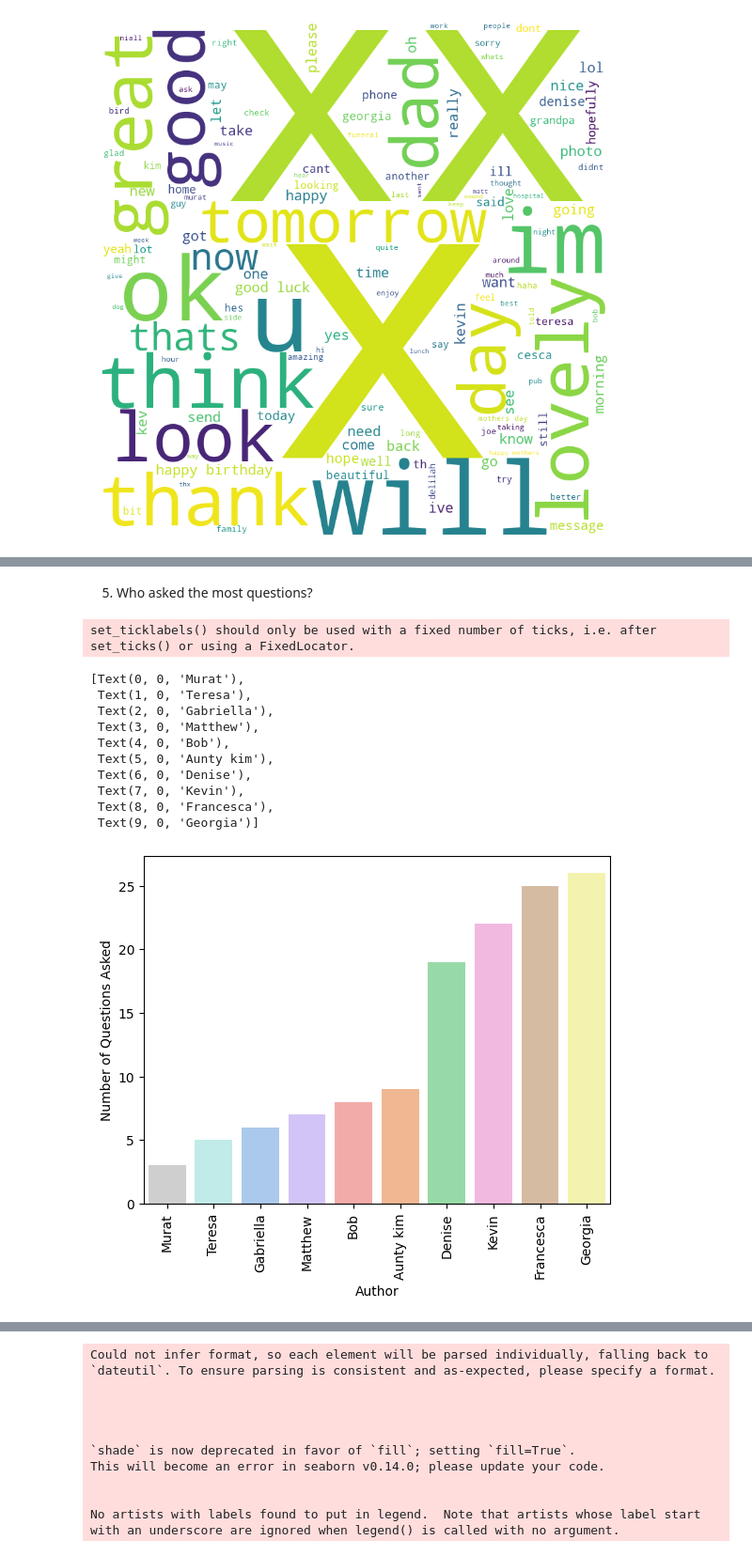
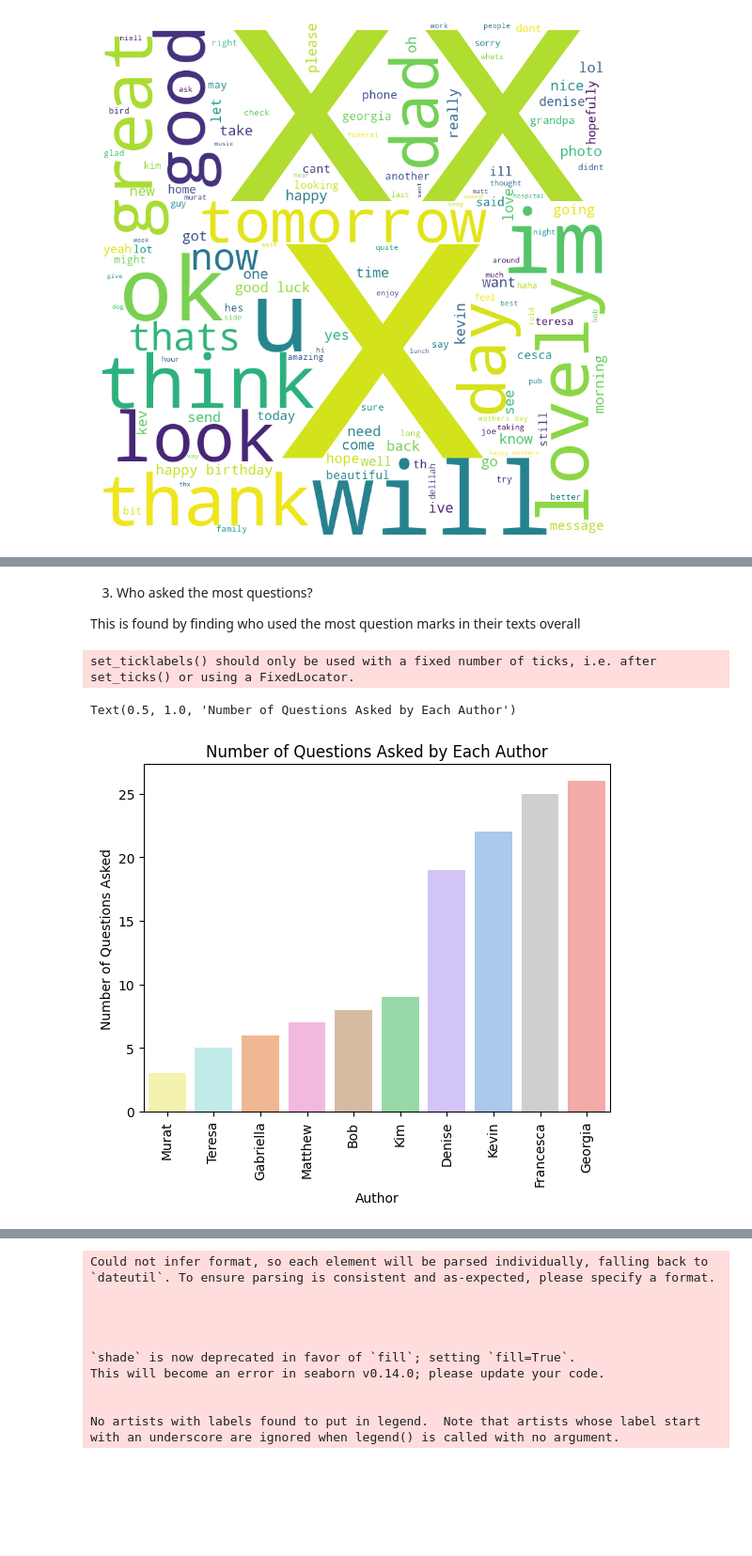
Before and after one commit to Gabriella-Byrne/WhoTextedThat, a Jupyter notebook: WhoTextedThat_WIP.ipynb, the cells around one changed output, grey strips where cells are left out. Shown at 94% size. Drawn from its saved outputs; the diff is of its cells as text; code cells hidden in the pictures; blank space fills up the shorter version.

```diff
--- a/WhoTextedThat_WIP.ipynb
+++ b/WhoTextedThat_WIP.ipynb
@@ -73,7 +98,7 @@ label_mapping = {
     'Cesca': 'Francesca',
     'Mother Teresa': 'Teresa',
     'Aunty Denise': 'Denise',
-    'Aunty Kim': 'Kim',
+    'Aunty kim': 'Kim',
     'Dad': 'Kevin',
     'Uncle Bob': 'Bob'
 }
@@ -203,28 +221,22 @@ set_ticklabels() should only be used with a fixed number of ticks, i.e. after se
-# %% [markdown]
-5. Who asked the most questions?
+# %% [markdown]
+3. Who asked the most questions?
+
+This is found by finding who used the most question marks in their texts overall
 # %%
 questions_df = filtered_df.copy()
 
 questions_df['question'] = questions_df['Message'].str.contains("\?")
 
 no_questions_df = questions_df.groupby('Author')['question'].sum()
 no_questions_df = no_questions_df.reset_index()
 no_questions_df.columns = ['Author', 'Number of Questions Asked']
 no_questions_df = no_questions_df.sort_values(by='Number of Questions Asked')
 
 
 questions_count_plot = sns.barplot(data=no_questions_df, x = 'Author', y = 'Number of Questions Asked', order=no_questions_df.sort_values('Number of Questions Asked').Author, palette=color_mapping2, hue = 'Author')
 questions_count_plot.set_xticklabels(questions_count_plot.get_xticklabels(), rotation=90)
+questions_count_plot.set_title("Number of Questions Asked by Each Author")
 # %% [output]
 set_ticklabels() should only be used with a fixed number of ticks, i.e. after set_ticks() or using a FixedLocator.
-[Text(0, 0, 'Murat'),
- Text(1, 0, 'Teresa'),
- Text(2, 0, 'Gabriella'),
- Text(3, 0, 'Matthew'),
- Text(4, 0, 'Bob'),
- Text(5, 0, 'Aunty kim'),
- Text(6, 0, 'Denise'),
- Text(7, 0, 'Kevin'),
- Text(8, 0, 'Francesca'),
- Text(9, 0, 'Georgia')]
+Text(0.5, 1.0, 'Number of Questions Asked by Each Author')
-[figure, old version]
+[figure, new version]
```
Also changed, not shown: parts of 29 cells of this notebook.
